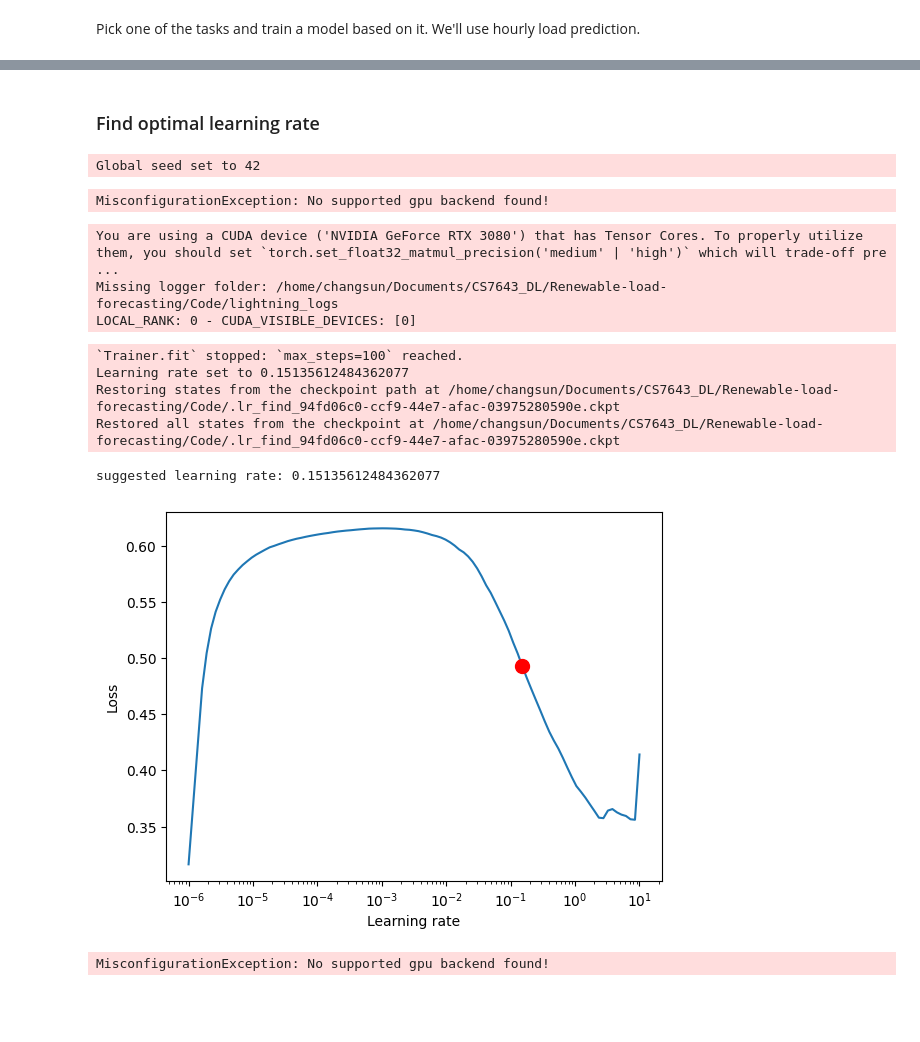
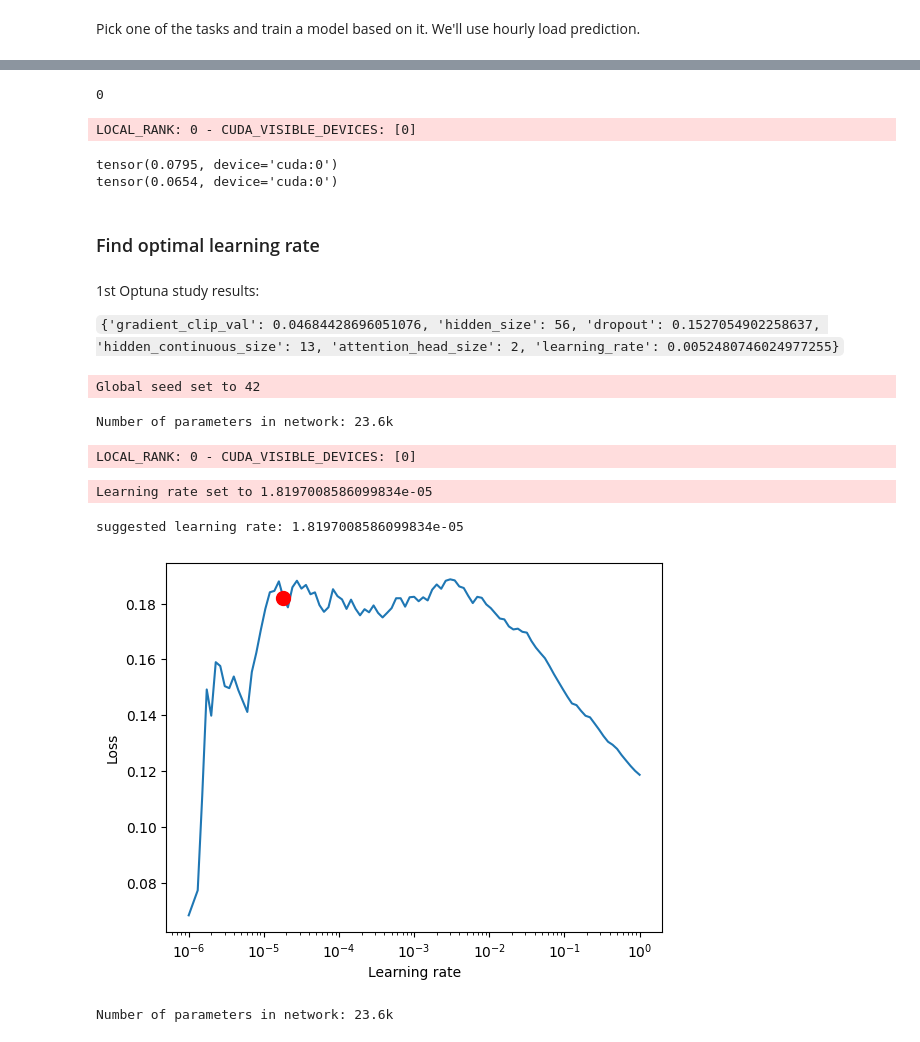
Before and after one commit to changrybirds/Renewable-load-forecasting, a Jupyter notebook: Code/TFT.ipynb, the cells around one changed output, grey strips where cells are left out. Saved outputs shown, nothing was run; the diff lists cells and outputs as text; code cells hidden in the pictures; blank space fills up the shorter version.

````diff
--- a/Code/TFT.ipynb
+++ b/Code/TFT.ipynb
@@ -48,6 +50,12 @@ data_dfs = []
 
 for year in years:
     data_append = pd.read_csv(os.path.join(data_folder, f'{location}_{year}.csv'))
+
+    # turn holiday into categorical
+    data_append['holiday'] = pd.Categorical(data_append['holiday'].astype(str))
+    data_append['weekday'] = pd.Categorical(data_append['weekday'].astype(str))
+    data_append['constant'] = 'filler'
+
     data_dfs.append(data_append)
     data = pd.concat((data, data_append), ignore_index=True)
 
@@ -112,7 +119,9 @@ data.groupby('yl_t+60(val)', axis=0).count().sort_values(by='ID', ascending=Fals
 # %%
 time_col = 'ID'
-target_y = 'yl_t+60(flag)'
-data_yl_t60 = data_2018[data_2018[target_y] == 1].reset_index(drop=True)
+target_y_flag = 'yl_t+60(flag)'
+target_y = 'yl_t+60(val)'
+data_yl_t60 = data_2018[data_2018[target_y_flag] == 1].reset_index(drop=True)
+# data_yl_t60 = data_2018.reset_index(drop=True)
 data_yl_t60['ID'] = data_yl_t60.index
 data_yl_t60
 # %% [output]
@@ -131,0 +141,4 @@ data_yl_t60
+# %%
+dataset_df = data_yl_t60
+train_cutoff_idx = dataset_df[dataset_df['month_day'] >= 10][time_col].values[0]
+val_cutoff_idx = dataset_df[dataset_df['month_day'] >= 12][time_col].values[0]
@@ -181,5 +242,26 @@ test_dataloader = testing.to_dataloader(train=False, batch_size=batch_size * 10,
+# %%
+val_actuals.get_device()
+# %% [output]
+0
+# %%
+# calculate baseline mean absolute error, i.e. predict next value as the last available value from the history
+baseline_predictions = Baseline().predict(val_dataloader, trainer_kwargs=dict(accelerator="gpu"))
+
+rmse = RMSE().to(device)
+print(rmse(baseline_predictions, val_actuals))
+
+mae = MAE().to(device)
+print(mae(baseline_predictions, val_actuals))
+# %% [output]
+LOCAL_RANK: 0 - CUDA_VISIBLE_DEVICES: [0]
+tensor(0.0795, device='cuda:0')
+tensor(0.0654, device='cuda:0')
 # %% [markdown]
 ### Find optimal learning rate
+# %% [markdown]
+1st Optuna study results:
+
+```{'gradient_clip_val': 0.04684428696051076, 'hidden_size': 56, 'dropout': 0.1527054902258637, 'hidden_continuous_size': 13, 'attention_head_size': 2, 'learning_rate': 0.0052480746024977255}```
 # %%
 pl.seed_everything(42)
 trainer = pl.Trainer(
@@ -194,43 +276,41 @@ tft = TemporalFusionTransformer.from_dataset(
     training,
     # not meaningful for finding the learning rate but otherwise very important
     learning_rate=0.03,
-    hidden_size=8,  # most important hyperparameter apart from learning rate
+    hidden_size=16,  # most important hyperparameter apart from learning rate
     # number of attention heads. Set to up to 4 for large datasets
     attention_head_size=2,
     dropout=0.1,  # between 0.1 and 0.3 are good values
     hidden_continuous_size=8,  # set to <= hidden_size
     loss=QuantileLoss(),
-    optimizer="Ranger"
+    optimizer="Ranger",
     # reduce learning rate if no improvement in validation loss after x epochs
-    # reduce_on_plateau_patience=1000,
+    reduce_on_plateau_patience=1000,
 )
 print(f"Number of parameters in network: {tft.size()/1e3:.1f}k")
 # %% [output]
 Global seed set to 42
-MisconfigurationException: No supported gpu backend found!
+Number of parameters in network: 23.6k
 # %%
 # find optimal learning rate
 from lightning.pytorch.tuner import Tuner
+
+# minor precision sacrifice for major performance gains on CUDA-enabled GPU
+torch.set_float32_matmul_precision('high')
 
 res = Tuner(trainer).lr_find(
     tft,
     train_dataloaders=train_dataloader,
     val_dataloaders=val_dataloader,
-    max_lr=10.0,
+    max_lr=1.0,
     min_lr=1e-6,
 )
 
 print(f"suggested learning rate: {res.suggestion()}")
 fig = res.plot(show=True, suggest=True)
 fig.show()
 # %% [output]
-You are using a CUDA device ('NVIDIA GeForce RTX 3080') that has Tensor Cores. To properly utilize them, you should set `torch.set_float32_matmul_precision('medium' | 'high')` which will trade-off pre ...
-Missing logger folder: /home/changsun/Documents/CS7643_DL/Renewable-load-forecasting/Code/lightning_logs
 LOCAL_RANK: 0 - CUDA_VISIBLE_DEVICES: [0]
-`Trainer.fit` stopped: `max_steps=100` reached.
-Learning rate set to 0.15135612484362077
-Restoring states from the checkpoint path at /home/changsun/Documents/CS7643_DL/Renewable-load-forecasting/Code/.lr_find_94fd06c0-ccf9-44e7-afac-03975280590e.ckpt
-Restored all states from the checkpoint at /home/changsun/Documents/CS7643_DL/Renewable-load-forecasting/Code/.lr_find_94fd06c0-ccf9-44e7-afac-03975280590e.ckpt
+Learning rate set to 1.8197008586099834e-05
-suggested learning rate: 0.15135612484362077
+suggested learning rate: 1.8197008586099834e-05
-[figure, old version]
+[figure, new version]
 # %%
@@ -242,13 +322,15 @@ lr_logger = LearningRateMonitor()  # log the learning rate
 logger = TensorBoardLogger("lightning_logs")  # logging results to a tensorboard
 
 trainer = pl.Trainer(
-    max_epochs=50,
+    max_epochs=25,
     accelerator="gpu",
     enable_model_summary=True,
     gradient_clip_val=0.1,
     limit_train_batches=50,  # coment in for training, running valiation every 30 batches
-    # fast_dev_run=True,  # comment in to check that networkor dataset has no serious bugs
+    # fast_dev_run=True,  # comment in to check that network or dataset has no serious bugs
+    limit_val_batches=50,
     callbacks=[lr_logger, early_stop_callback],
+    enable_checkpointing=True,
     logger=logger,
 )
 
@@ -266,6 +348,6 @@ tft = TemporalFusionTransformer.from_dataset(
 )
 print(f"Number of parameters in network: {tft.size()/1e3:.1f}k")
 # %% [output]
-MisconfigurationException: No supported gpu backend found!
+Number of parameters in network: 23.6k
 # %%
 # fit network
````
Also changed, not shown: parts of 20 cells of this notebook.
